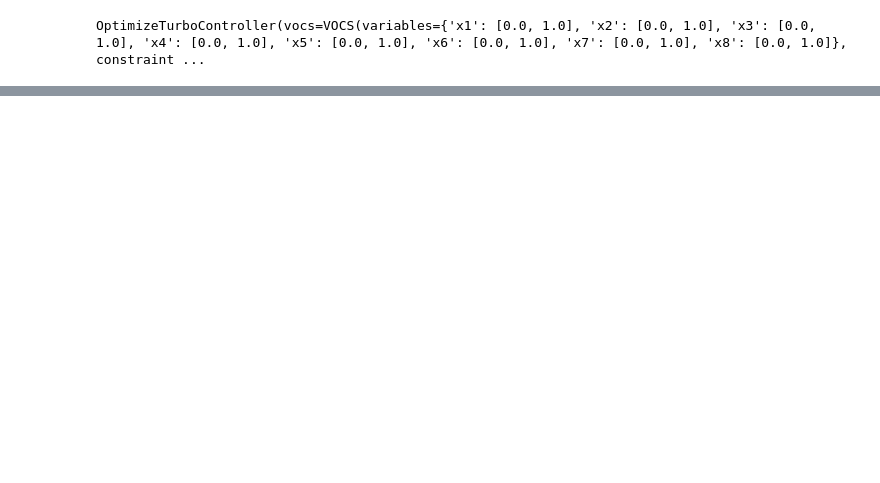
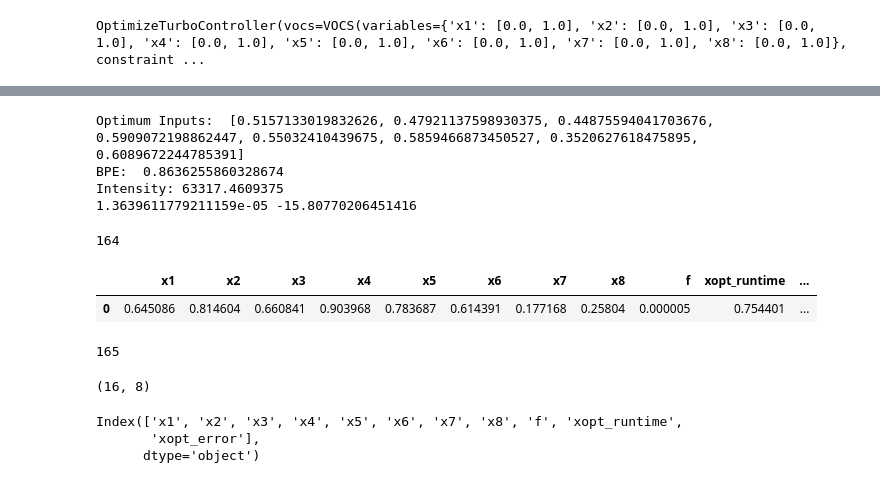
Before and after one commit to aashwinmishra/SLACBeamOptimization, a Jupyter notebook: notebooks/08_SND_TurBO.ipynb, the cells around one changed output, grey strips where cells are left out. Cells and saved outputs as stored; diff of their text form; code cells hidden in the pictures; blank space fills up the shorter version.

```diff
--- a/notebooks/08_SND_TurBO.ipynb
+++ b/notebooks/08_SND_TurBO.ipynb
@@ -229,0 +278,33 @@ ax1.set_ylabel("BPE ($\mu$m)");
+# %%
+min_idx = np.argmin(X.generator.data["f"])
+min_val = X.generator.data["f"][min_idx]
+X_min = [X.generator.data["x1"][min_idx],
+         X.generator.data["x2"][min_idx],
+          X.generator.data["x3"][min_idx],
+         X.generator.data["x4"][min_idx],
+         X.generator.data["x5"][min_idx],
+         X.generator.data["x6"][min_idx],
+          X.generator.data["x7"][min_idx],
+          X.generator.data["x8"][min_idx]
+         ]
+inputs = np.array(X_min)
+inputs = inputs[np.newaxis,:]
+outs = get_snd_outputs_detailed(inputs)
+print("Optimum Inputs: ", X_min)
+print("BPE: ", outs[0][0].item())
+print("Intensity:", outs[0][1].item())
+print(outs[0][0].item()/outs[0][1].item(), min_val)
+# %% [output]
+Optimum Inputs:  [0.5157133019832626, 0.47921137598930375, 0.44875594041703676, 0.5909072198862447, 0.55032410439675, 0.5859466873450527, 0.3520627618475895, 0.6089672244785391]
+BPE:  0.8636255860328674
+Intensity: 63317.4609375
+1.3639611779211159e-05 -15.80770206451416
+# %%
+len(X.data)
+# %% [output]
+164
+# %%
+X.evaluate_data(dummy)
+# %% [output]
+|  | x1 | x2 | x3 | x4 | x5 | x6 | x7 | x8 | f | xopt_runtime | ... |
+| 0 | 0.645086 | 0.814604 | 0.660841 | 0.903968 | 0.783687 | 0.614391 | 0.177168 | 0.25804 | 0.000005 | 0.754401 | ... |
@@ -229,0 +320,16 @@ ax1.set_ylabel("BPE ($\mu$m)");
+# %%
+len(X.data)
+# %% [output]
+165
+# %%
+sampler = qmc.Sobol(d=8)
+xs = sampler.random(n=16)
+xs.shape
+# %% [output]
+(16, 8)
+# %%
+X.data.columns
+# %% [output]
+Index(['x1', 'x2', 'x3', 'x4', 'x5', 'x6', 'x7', 'x8', 'f', 'xopt_runtime',
+       'xopt_error'],
+      dtype='object')
```
Also changed, not shown: parts of 21 cells of this notebook.
